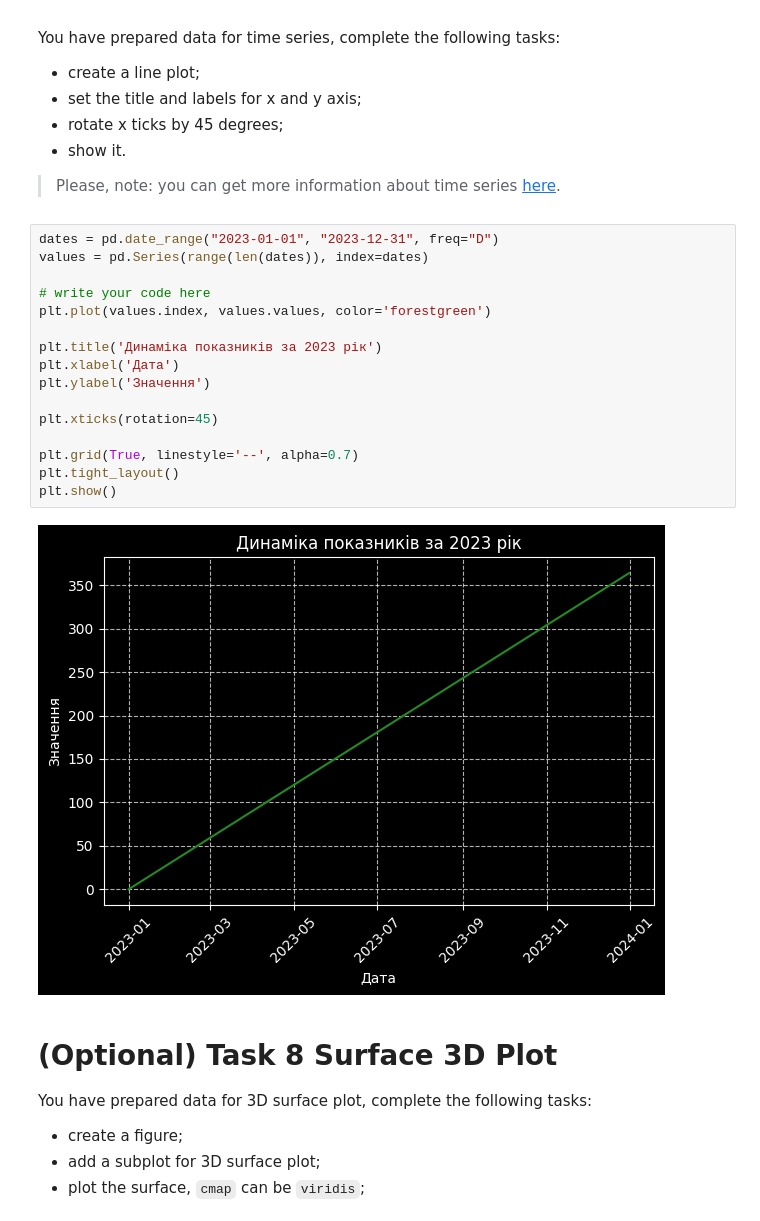
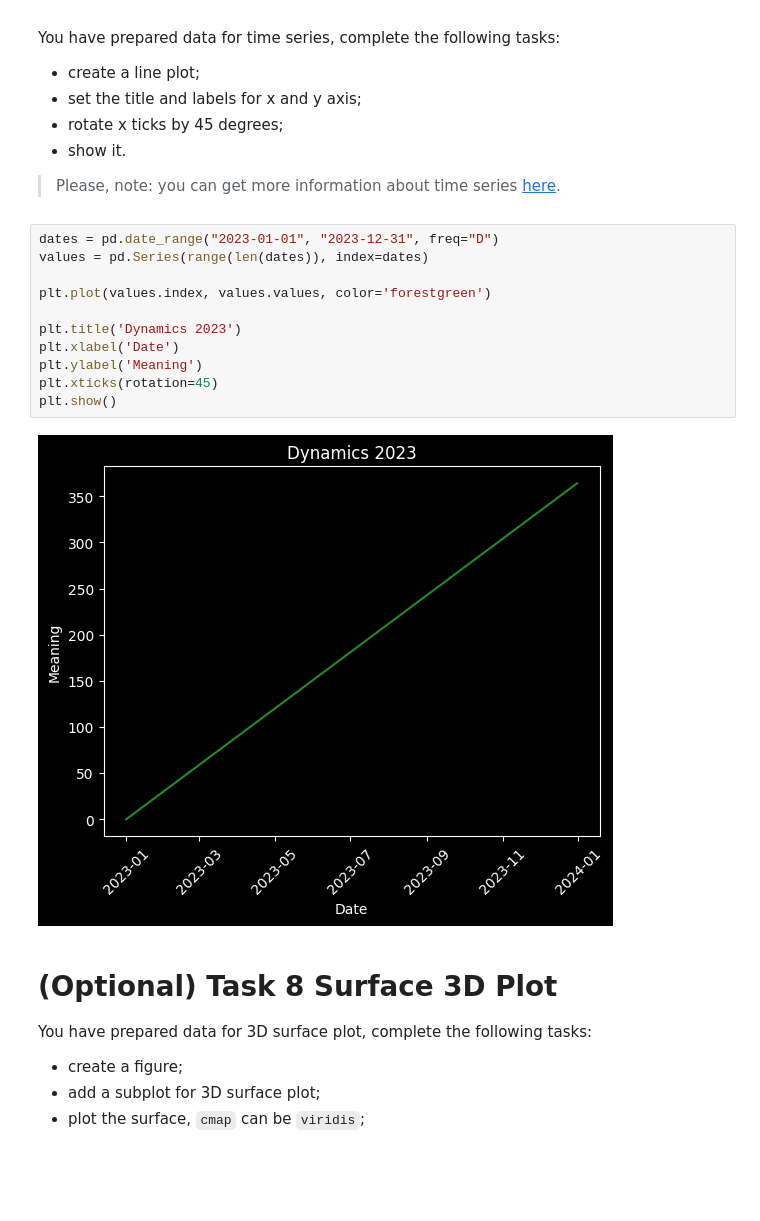
Before and after one commit to SerhiiChumak/py-matplotlib, a Jupyter notebook: app/matplotlib.ipynb, the cells around one changed output. Cells and saved outputs as stored; diff of their text form; blank space fills up the shorter version.

```diff
--- a/app/matplotlib.ipynb
+++ b/app/matplotlib.ipynb
@@ -182,21 +169,16 @@ You have prepared data for time series, complete the following tasks:
 # %%
 dates = pd.date_range("2023-01-01", "2023-12-31", freq="D")
 values = pd.Series(range(len(dates)), index=dates)
 
-# write your code here
 plt.plot(values.index, values.values, color='forestgreen')
 
-plt.title('Динаміка показників за 2023 рік')
-plt.xlabel('Дата')
-plt.ylabel('Значення')
-
+plt.title('Dynamics 2023')
+plt.xlabel('Date')
+plt.ylabel('Meaning')
 plt.xticks(rotation=45)
-
-plt.grid(True, linestyle='--', alpha=0.7)
-plt.tight_layout()
 plt.show()
 # %% [output]
-[figure, old version]
+[figure, new version]
 # %% [markdown]
 # (Optional) Task 8 Surface 3D Plot
 
```
Also changed, not shown: parts of 7 cells of this notebook.
